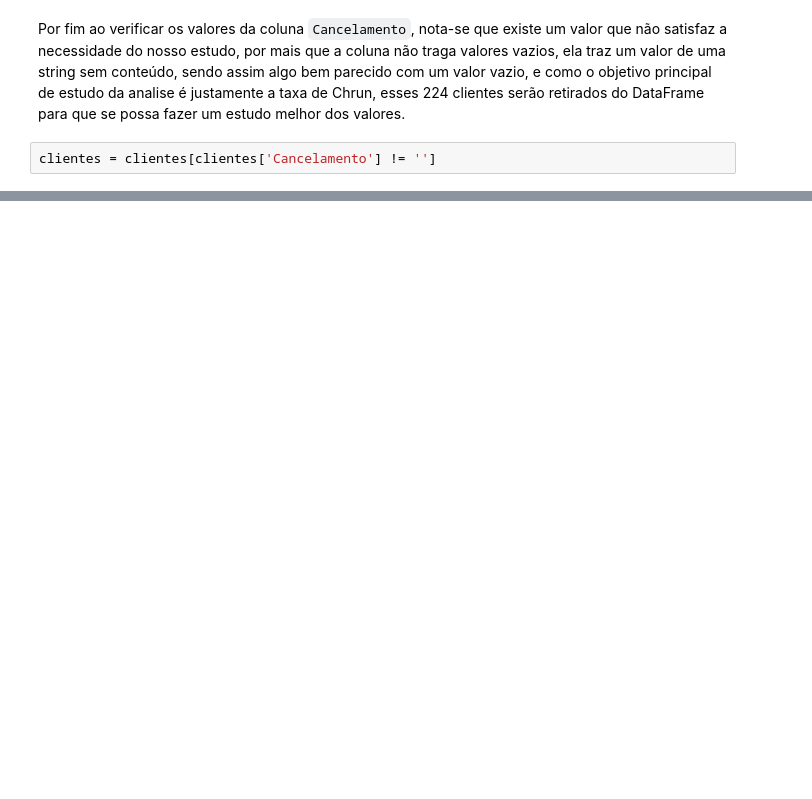
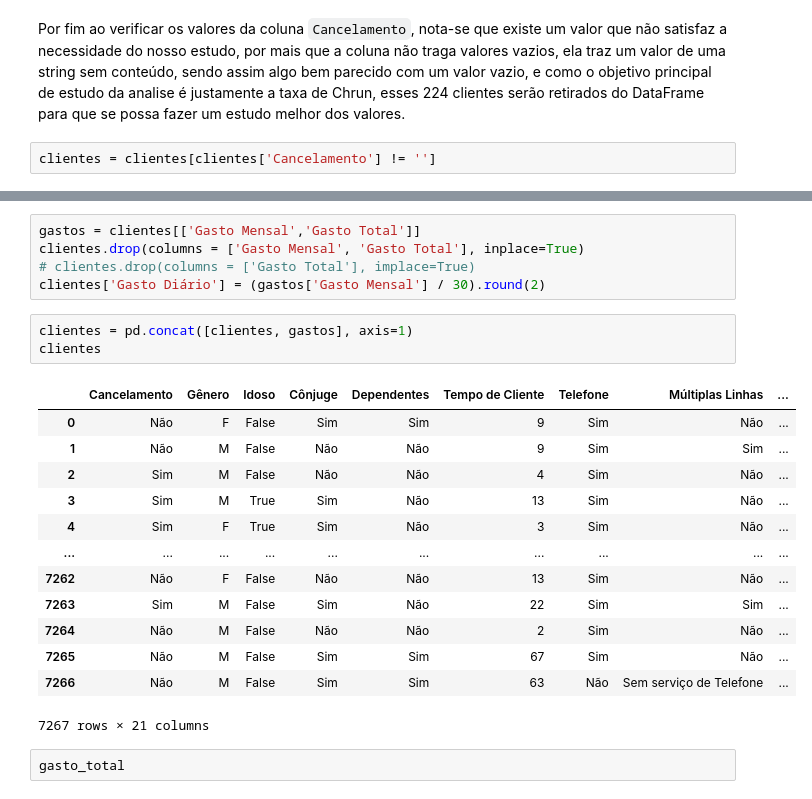
Before and after one commit to devayache/Churn_Rate_Alura_Voz, a Jupyter notebook: Challenges_Semana_1.ipynb, the cells around one changed output, grey strips where cells are left out. Cells and saved outputs as stored; diff of their text form; blank space fills up the shorter version.

```diff
--- a/Challenges_Semana_1.ipynb
+++ b/Challenges_Semana_1.ipynb
@@ -942,0 +934,24 @@ clientes.reset_index()
+# %%
+gastos = clientes[['Gasto Mensal','Gasto Total']]
+clientes.drop(columns = ['Gasto Mensal', 'Gasto Total'], inplace=True)
+# clientes.drop(columns = ['Gasto Total'], implace=True)
+clientes['Gasto Diário'] = (gastos['Gasto Mensal'] / 30).round(2)
+# %%
+clientes = pd.concat([clientes, gastos], axis=1)
+clientes
+# %% [output]
+|  | Cancelamento | Gênero | Idoso | Cônjuge | Dependentes | Tempo de Cliente | Telefone | Múltiplas Linhas | ... |
+| 0 | Não | F | False | Sim | Sim | 9 | Sim | Não | ... |
+| 1 | Não | M | False | Não | Não | 9 | Sim | Sim | ... |
+| 2 | Sim | M | False | Não | Não | 4 | Sim | Não | ... |
+| 3 | Sim | M | True | Sim | Não | 13 | Sim | Não | ... |
+| 4 | Sim | F | True | Sim | Não | 3 | Sim | Não | ... |
+| ... | ... | ... | ... | ... | ... | ... | ... | ... | ... |
+| 7262 | Não | F | False | Não | Não | 13 | Sim | Não | ... |
+| 7263 | Sim | M | False | Sim | Não | 22 | Sim | Sim | ... |
+| 7264 | Não | M | False | Não | Não | 2 | Sim | Não | ... |
+| 7265 | Não | M | False | Sim | Sim | 67 | Sim | Não | ... |
+| 7266 | Não | M | False | Sim | Sim | 63 | Não | Sem serviço de Telefone | ... |
+7267 rows × 21 columns
+# %%
+gasto_total
```
Also changed, not shown: parts of 7 cells of this notebook.
